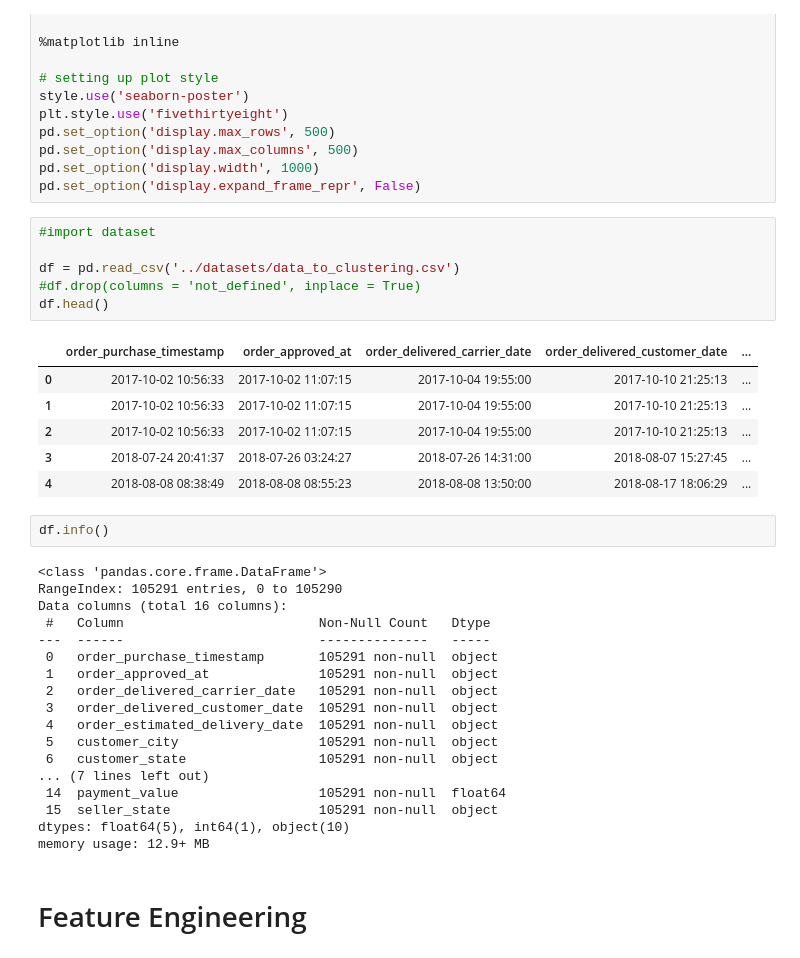
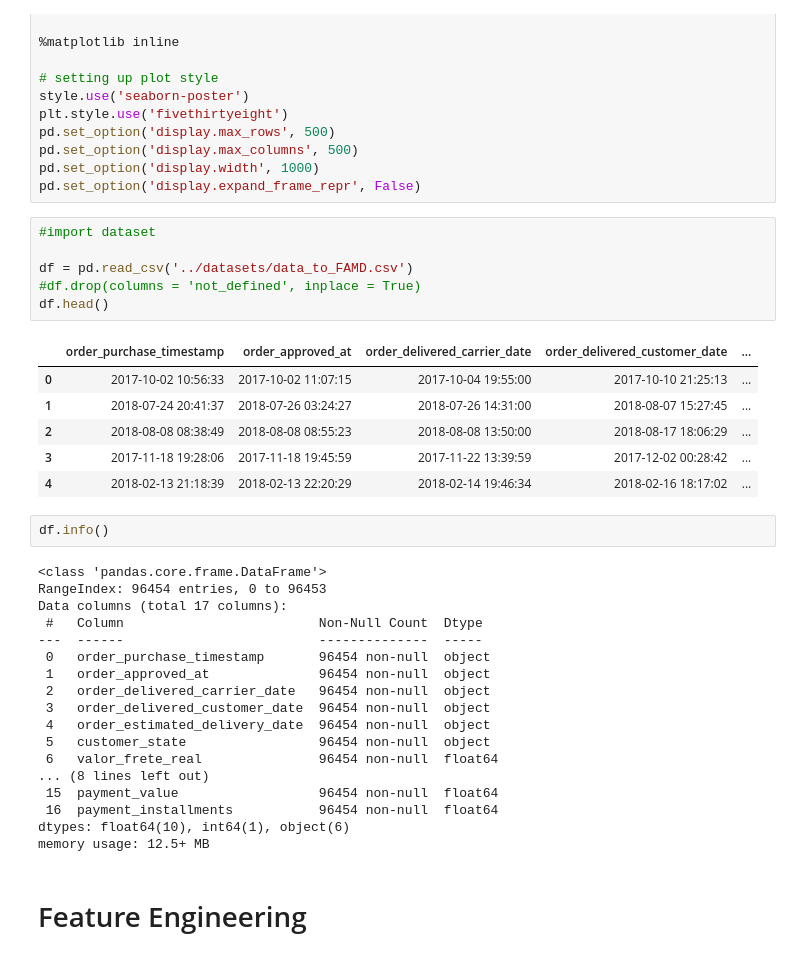
Before and after one commit to fabioismerim/consumer_score_prediction, a Jupyter notebook: clustering_approach/FAMD.ipynb, the cells around one changed output. Drawn from its saved outputs; the diff is of its cells as text.

```diff
--- a/clustering_approach/FAMD.ipynb
+++ b/clustering_approach/FAMD.ipynb
@@ -23,36 +23,36 @@ pd.set_option('display.expand_frame_repr', False)
 # %%
 #import dataset
 
-df = pd.read_csv('../datasets/data_to_clustering.csv')
+df = pd.read_csv('../datasets/data_to_FAMD.csv')
 #df.drop(columns = 'not_defined', inplace = True)
 df.head()
 # %% [output]
 |  | order_purchase_timestamp | order_approved_at | order_delivered_carrier_date | order_delivered_customer_date | ... |
 | 0 | 2017-10-02 10:56:33 | 2017-10-02 11:07:15 | 2017-10-04 19:55:00 | 2017-10-10 21:25:13 | ... |
-| 1 | 2017-10-02 10:56:33 | 2017-10-02 11:07:15 | 2017-10-04 19:55:00 | 2017-10-10 21:25:13 | ... |
-| 2 | 2017-10-02 10:56:33 | 2017-10-02 11:07:15 | 2017-10-04 19:55:00 | 2017-10-10 21:25:13 | ... |
-| 3 | 2018-07-24 20:41:37 | 2018-07-26 03:24:27 | 2018-07-26 14:31:00 | 2018-08-07 15:27:45 | ... |
-| 4 | 2018-08-08 08:38:49 | 2018-08-08 08:55:23 | 2018-08-08 13:50:00 | 2018-08-17 18:06:29 | ... |
+| 1 | 2018-07-24 20:41:37 | 2018-07-26 03:24:27 | 2018-07-26 14:31:00 | 2018-08-07 15:27:45 | ... |
+| 2 | 2018-08-08 08:38:49 | 2018-08-08 08:55:23 | 2018-08-08 13:50:00 | 2018-08-17 18:06:29 | ... |
+| 3 | 2017-11-18 19:28:06 | 2017-11-18 19:45:59 | 2017-11-22 13:39:59 | 2017-12-02 00:28:42 | ... |
+| 4 | 2018-02-13 21:18:39 | 2018-02-13 22:20:29 | 2018-02-14 19:46:34 | 2018-02-16 18:17:02 | ... |
 # %%
 df.info()
 # %% [output]
 <class 'pandas.core.frame.DataFrame'>
-RangeIndex: 105291 entries, 0 to 105290
-Data columns (total 16 columns):
- #   Column                         Non-Null Count   Dtype
----  ------                         --------------   -----
- 0   order_purchase_timestamp       105291 non-null  object
- 1   order_approved_at              105291 non-null  object
- 2   order_delivered_carrier_date   105291 non-null  object
- 3   order_delivered_customer_date  105291 non-null  object
- 4   order_estimated_delivery_date  105291 non-null  object
- 5   customer_city                  105291 non-null  object
- 6   customer_state                 105291 non-null  object
-... (7 lines left out)
- 14  payment_value                  105291 non-null  float64
- 15  seller_state                   105291 non-null  object
-dtypes: float64(5), int64(1), object(10)
-memory usage: 12.9+ MB
+RangeIndex: 96454 entries, 0 to 96453
+Data columns (total 17 columns):
+ #   Column                         Non-Null Count  Dtype
+---  ------                         --------------  -----
+ 0   order_purchase_timestamp       96454 non-null  object
+ 1   order_approved_at              96454 non-null  object
+ 2   order_delivered_carrier_date   96454 non-null  object
+ 3   order_delivered_customer_date  96454 non-null  object
+ 4   order_estimated_delivery_date  96454 non-null  object
+ 5   customer_state                 96454 non-null  object
+ 6   valor_frete_real               96454 non-null  float64
+... (8 lines left out)
+ 15  payment_value                  96454 non-null  float64
+ 16  payment_installments           96454 non-null  float64
+dtypes: float64(10), int64(1), object(6)
+memory usage: 12.5+ MB
 # %% [markdown]
 # Feature Engineering
 # %% [markdown]
```
Also changed, not shown: parts of 9 cells of this notebook, 5 other files.
